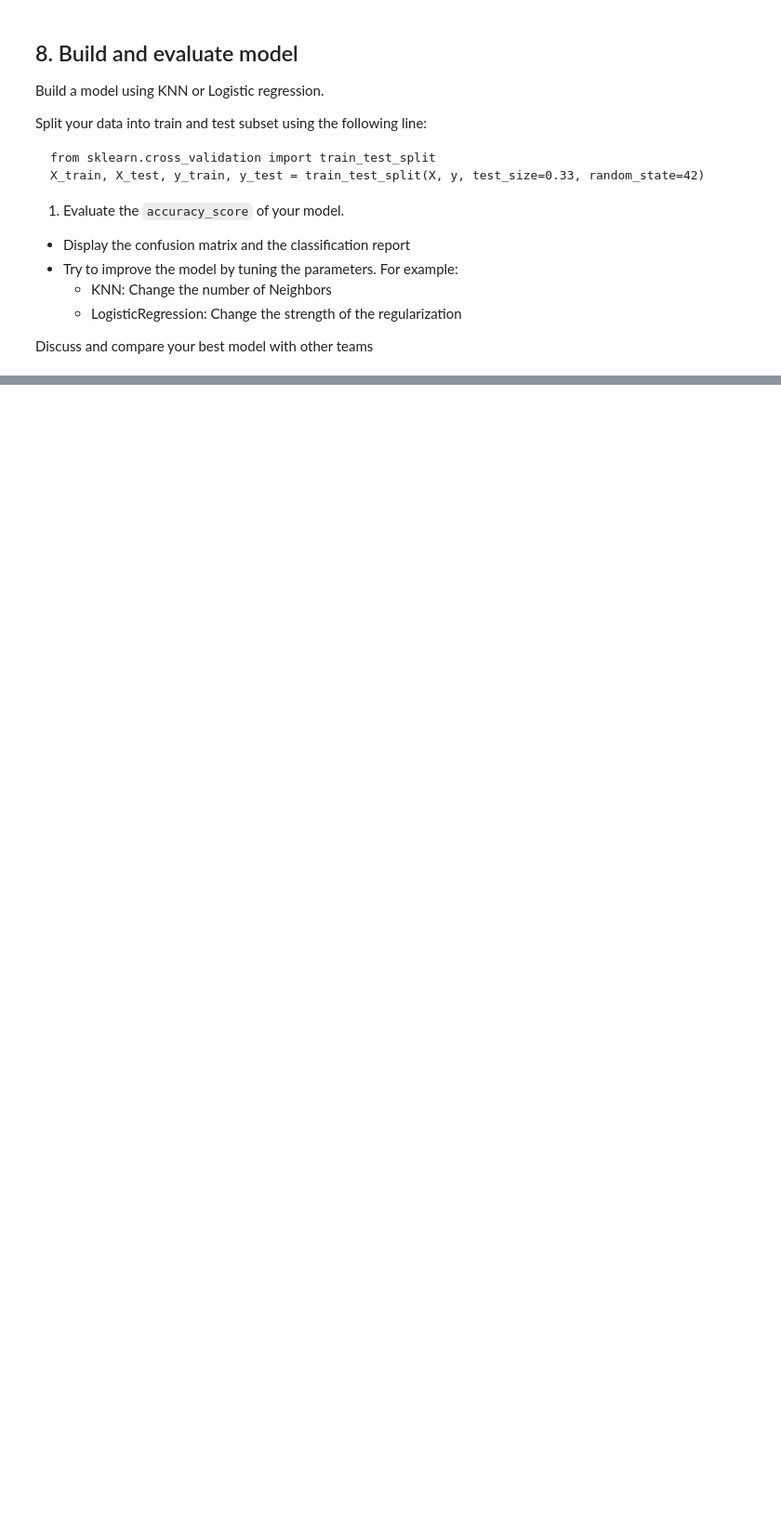
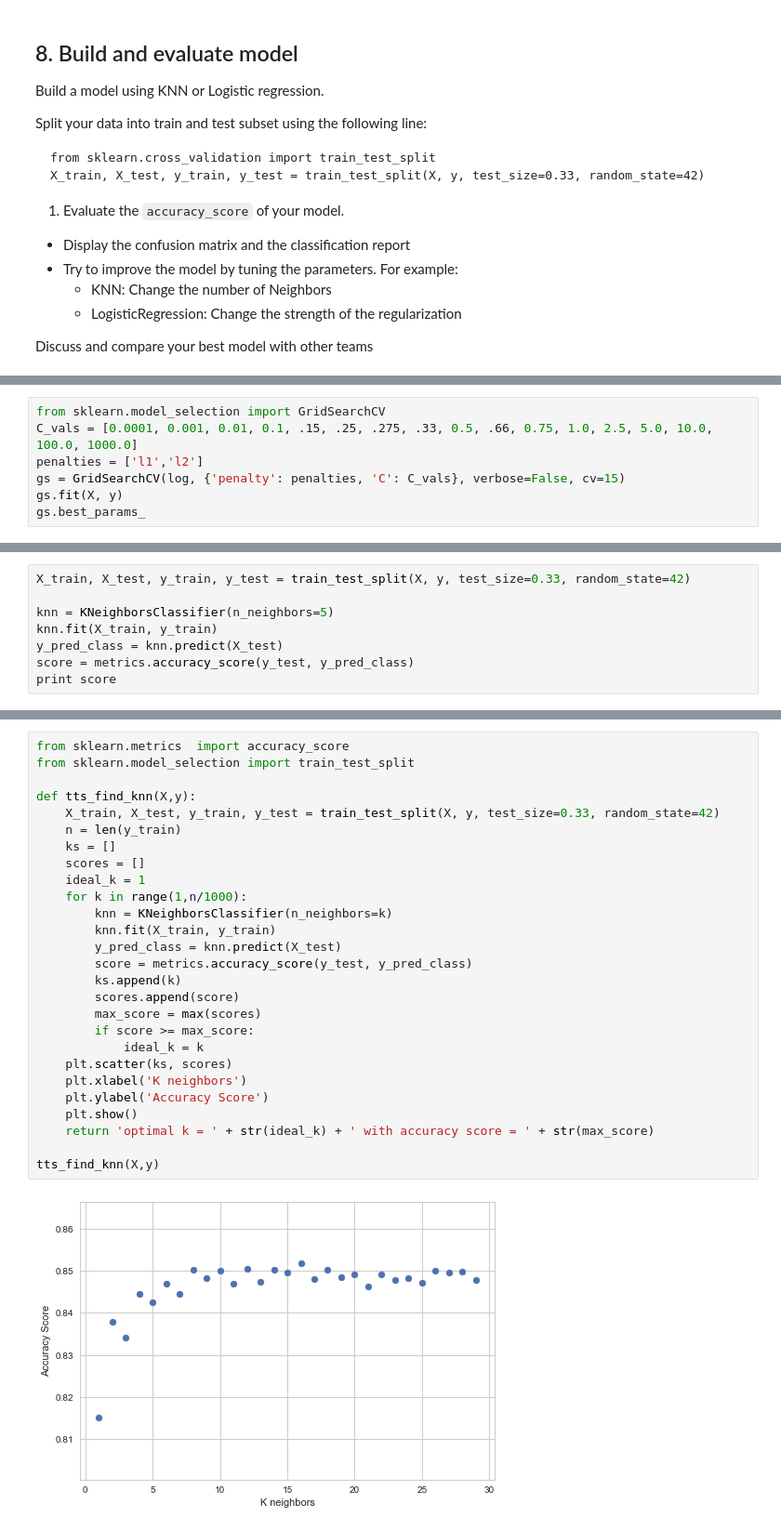
Before and after one commit to matthewbrems/old, a Jupyter notebook: curriculum/05-week/5.07-review-lab/code/starter-code/jd-review-lab.ipynb, the cells around one changed output, grey strips where cells are left out. Shown at 93% size. Saved outputs shown, nothing was run; the diff lists cells and outputs as text; blank space fills up the shorter version.

```diff
--- a/curriculum/05-week/5.07-review-lab/code/starter-code/jd-review-lab.ipynb
+++ b/curriculum/05-week/5.07-review-lab/code/starter-code/jd-review-lab.ipynb
@@ -515,0 +581,7 @@ Discuss and compare your best model with other teams
+# %%
+from sklearn.model_selection import GridSearchCV
+C_vals = [0.0001, 0.001, 0.01, 0.1, .15, .25, .275, .33, 0.5, .66, 0.75, 1.0, 2.5, 5.0, 10.0, 100.0, 1000.0]
+penalties = ['l1','l2']
+gs = GridSearchCV(log, {'penalty': penalties, 'C': C_vals}, verbose=False, cv=15)
+gs.fit(X, y)
+gs.best_params_
@@ -515,0 +601,8 @@ Discuss and compare your best model with other teams
+# %%
+X_train, X_test, y_train, y_test = train_test_split(X, y, test_size=0.33, random_state=42)
+
+knn = KNeighborsClassifier(n_neighbors=5)
+knn.fit(X_train, y_train)
+y_pred_class = knn.predict(X_test)
+score = metrics.accuracy_score(y_test, y_pred_class)
+print score
@@ -515,0 +613,29 @@ Discuss and compare your best model with other teams
+# %%
+from sklearn.metrics  import accuracy_score
+from sklearn.model_selection import train_test_split
+
+def tts_find_knn(X,y):
+    X_train, X_test, y_train, y_test = train_test_split(X, y, test_size=0.33, random_state=42)
+    n = len(y_train)
+    ks = []
+    scores = []
+    ideal_k = 1
+    for k in range(1,n/1000):
+        knn = KNeighborsClassifier(n_neighbors=k)
+        knn.fit(X_train, y_train)
+        y_pred_class = knn.predict(X_test)
+        score = metrics.accuracy_score(y_test, y_pred_class)
+        ks.append(k)
+        scores.append(score)
+        max_score = max(scores)
+        if score >= max_score:
+            ideal_k = k
+    plt.scatter(ks, scores)
+    plt.xlabel('K neighbors')
+    plt.ylabel('Accuracy Score')
+    plt.show()
+    return 'optimal k = ' + str(ideal_k) + ' with accuracy score = ' + str(max_score)
+
+tts_find_knn(X,y)
+# %% [output]
+[figure, added]
```
Also changed, not shown: parts of 21 cells of this notebook, 8 other files.
